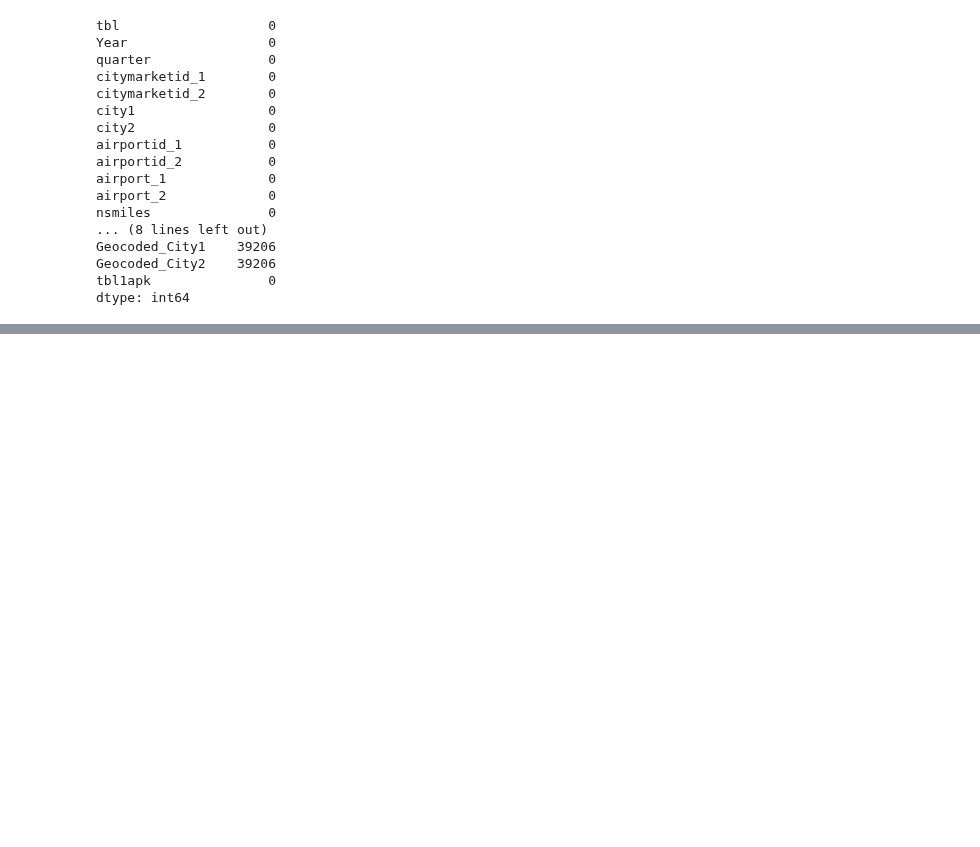
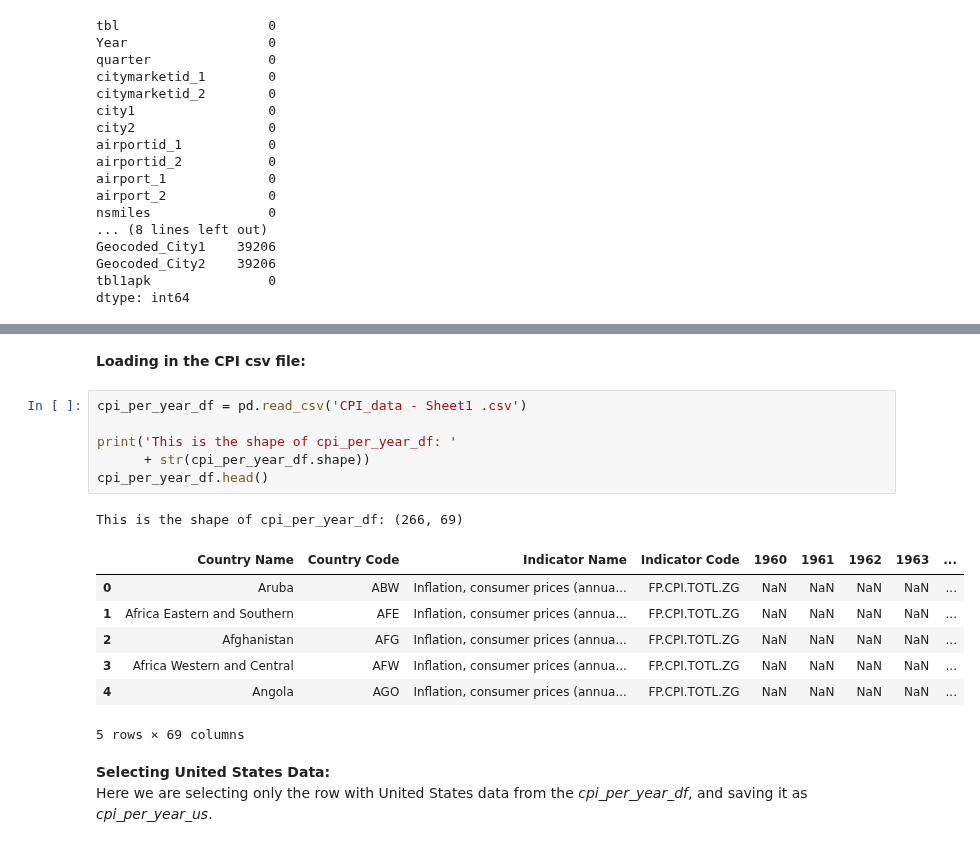
Before and after one commit to RamirezDevOps/us-airfare-trend-analysis, a Jupyter notebook: dataCleaning.ipynb, the cells around one changed output, grey strips where cells are left out. Saved outputs shown, nothing was run; the diff lists cells and outputs as text; blank space fills up the shorter version.

```diff
--- a/dataCleaning.ipynb
+++ b/dataCleaning.ipynb
@@ -131,0 +181,20 @@ dtype: int64
+# %% [markdown]
+**Loading in the CPI csv file:**
+# %%
+cpi_per_year_df = pd.read_csv('CPI_data - Sheet1 .csv')
+
+print('This is the shape of cpi_per_year_df: '
+      + str(cpi_per_year_df.shape))
+cpi_per_year_df.head()
+# %% [output]
+This is the shape of cpi_per_year_df: (266, 69)
+|  | Country Name | Country Code | Indicator Name | Indicator Code | 1960 | 1961 | 1962 | 1963 | ... |
+| 0 | Aruba | ABW | Inflation, consumer prices (annua... | FP.CPI.TOTL.ZG | NaN | NaN | NaN | NaN | ... |
+| 1 | Africa Eastern and Southern | AFE | Inflation, consumer prices (annua... | FP.CPI.TOTL.ZG | NaN | NaN | NaN | NaN | ... |
+| 2 | Afghanistan | AFG | Inflation, consumer prices (annua... | FP.CPI.TOTL.ZG | NaN | NaN | NaN | NaN | ... |
+| 3 | Africa Western and Central | AFW | Inflation, consumer prices (annua... | FP.CPI.TOTL.ZG | NaN | NaN | NaN | NaN | ... |
+| 4 | Angola | AGO | Inflation, consumer prices (annua... | FP.CPI.TOTL.ZG | NaN | NaN | NaN | NaN | ... |
+5 rows × 69 columns
+# %% [markdown]
+**Selecting United States Data:**\
+Here we are selecting only the row with United States data from the *cpi_per_year_df*, and saving it as *cpi_per_year_us*.
```
Also changed, not shown: parts of 33 cells of this notebook, 2 other files.
